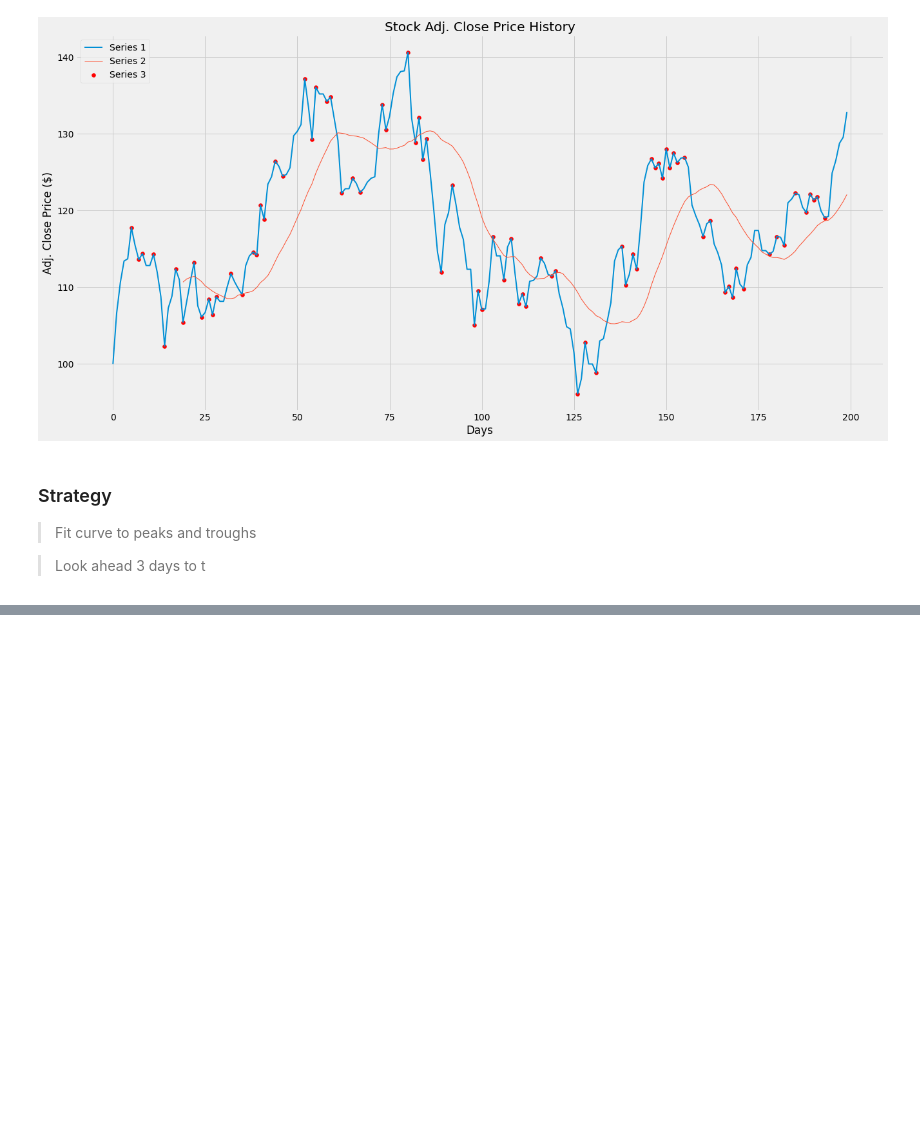
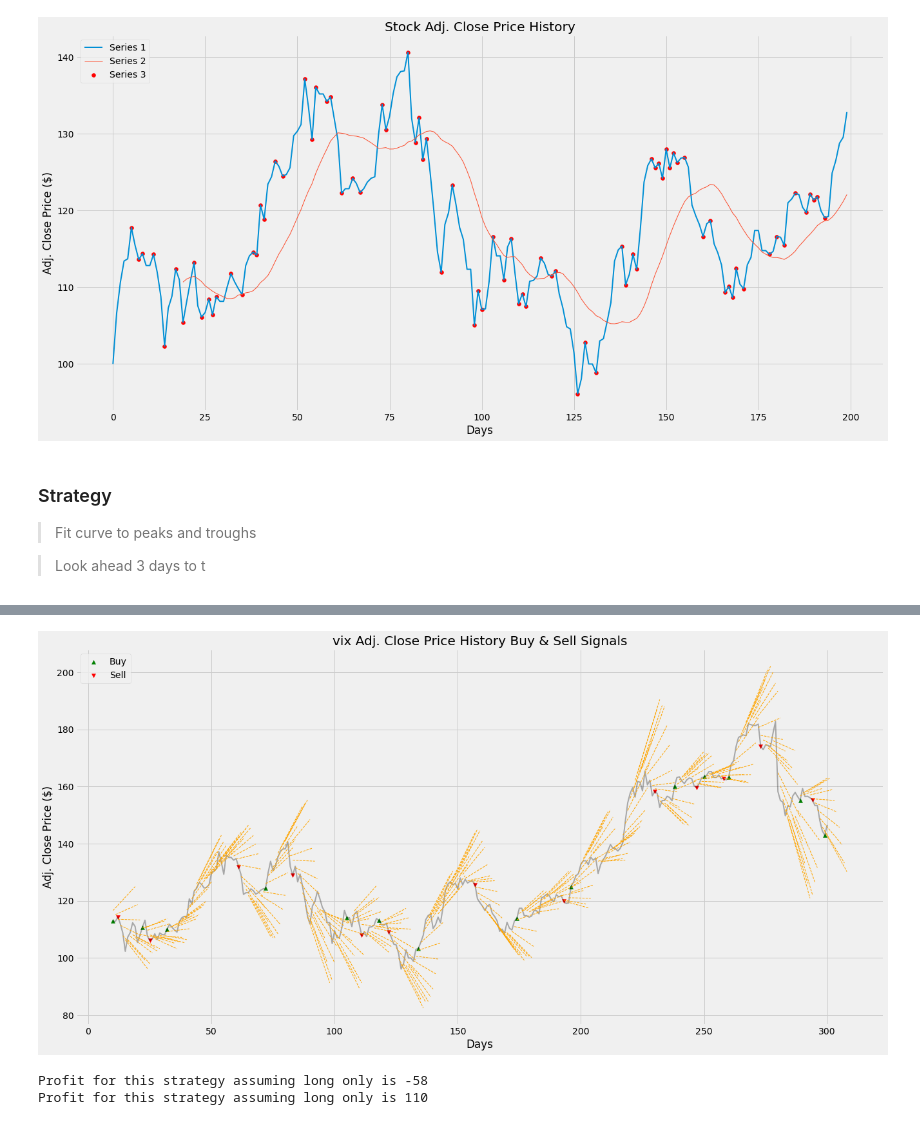
Before and after one commit to oscarwoodi/BHProj2Team1, a Jupyter notebook: Levels_.ipynb, the cells around one changed output, grey strips where cells are left out. Drawn from its saved outputs; the diff is of its cells as text; code cells hidden in the pictures; blank space fills up the shorter version.

```diff
--- a/Levels_.ipynb
+++ b/Levels_.ipynb
@@ -635,8 +632,8 @@ def curveball(series, vision, window, sinwindow, start, end, option, predictor):
     # predictor - type of interpolation (5 uses 5th deg poly, 4 - 4th, 3 - 3rd, 2 - 2nd, 1 - sin)
 
     # generate data
-    data = crystal_ball(series, vision, window, sinwindow, start, end, option, predictor, 0).reset_index()
-    print(data['gradient'][i])
+    data = crystal_ball(series, vision, window, sinwindow, start, end, option, predictor, 1).reset_index()
+
     # generating signals
     sigPriceBuy = []
     sigPriceSell = []
@@ -649,16 +646,16 @@ def curveball(series, vision, window, sinwindow, start, end, option, predictor):
         if i == len(data)-1:
             if flag == 1:
                 sigPriceBuy.append(np.nan)
-                sigPriceSell.append(data['ystart'][i])
+                sigPriceSell.append(data['price'][i])
                 flag = 0
             else:
-                sigPriceBuy.append(data['ystart'][i])
+                sigPriceBuy.append(data['price'][i])
                 sigPriceSell.append(np.nan)
                 flag = 0
         # Touch of lower bound = close sell and build long position
         elif data['gradient'][i] > 0:
             if flag != 1:
-                sigPriceBuy.append(data['ystart'][i])
+                sigPriceBuy.append(data['price'][i])
                 sigPriceSell.append(np.nan)
                 flag = 1
             else:
@@ -667,7 +664,7 @@ def curveball(series, vision, window, sinwindow, start, end, option, predictor):
         elif data['gradient'][i] < 0:
             if flag != 0:
                 sigPriceBuy.append(np.nan)
-                sigPriceSell.append(data['ystart'][i])
+                sigPriceSell.append(data['price'][i])
                 flag = 0
             else:
                 sigPriceBuy.append(np.nan)
@@ -699,0 +677,41 @@ UnboundLocalError: local variable 'i' referenced before assignment
+# %%
+# Calling function
+
+# inputs
+series = 'Series 6'
+vision = 10
+window = 10
+sinwindow = 20
+start = 0
+end = 300
+opiton = 1
+predictor = 0
+
+# call
+buy_sell_data = curveball(series, vision, window, sinwindow, start, end, option, predictor)
+buy_sell_data
+
+# testing basic strategy
+# To test, change window and the series used
+
+# adding indicators
+plt.scatter(np.arange(start+window,end), buy_sell_data[0], label='Buy', marker='^', color='green')
+plt.scatter(np.arange(start+window,end), buy_sell_data[1], label='Sell', marker='v', color='red')
+plt.title('vix Adj. Close Price History Buy & Sell Signals')
+plt.xlabel('Days')
+plt.ylabel('Adj. Close Price ($)')
+plt.legend(loc='upper left')
+plt.show()
+
+# Calculating profit
+# for closing at sells
+profit = np.nansum(buy_sell_data[1]) - np.nansum(buy_sell_data[0])
+print('Profit for this strategy assuming long only is %.d' % (profit))
+# for retrade sells
+profit = np.nansum(2*buy_sell_data[1][1:]) - 2*np.nansum(buy_sell_data[0][1:]) \
+        - [x for x in buy_sell_data[0] if math.isnan(x) == False][0] + [x for x in buy_sell_data[1] if math.isnan(x) == False][0]
+print('Profit for this strategy assuming long only is %.d' % (profit))
+# %% [output]
+[figure, added]
+Profit for this strategy assuming long only is -58
+Profit for this strategy assuming long only is 110
```
Also changed, not shown: parts of 30 cells of this notebook.
